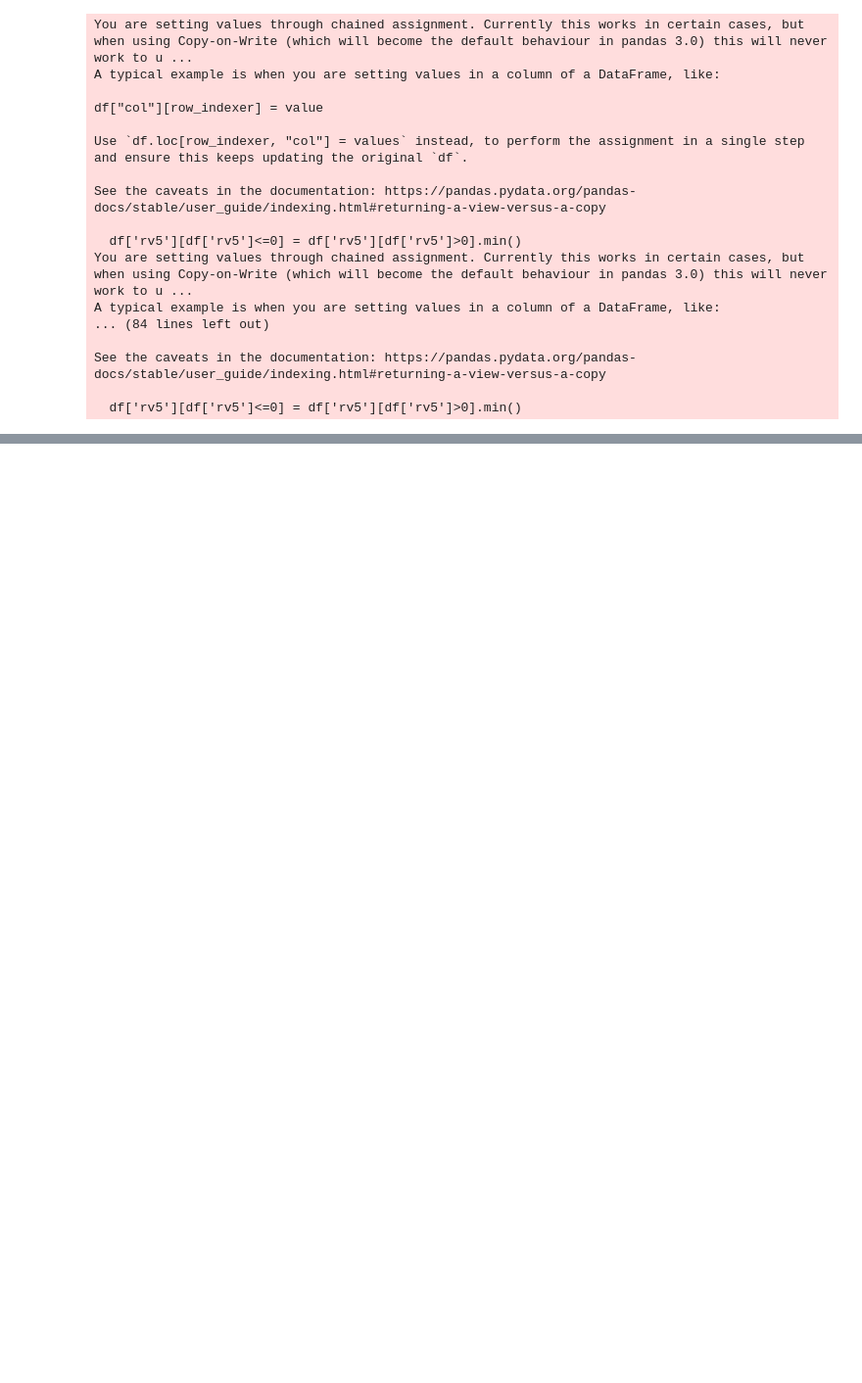
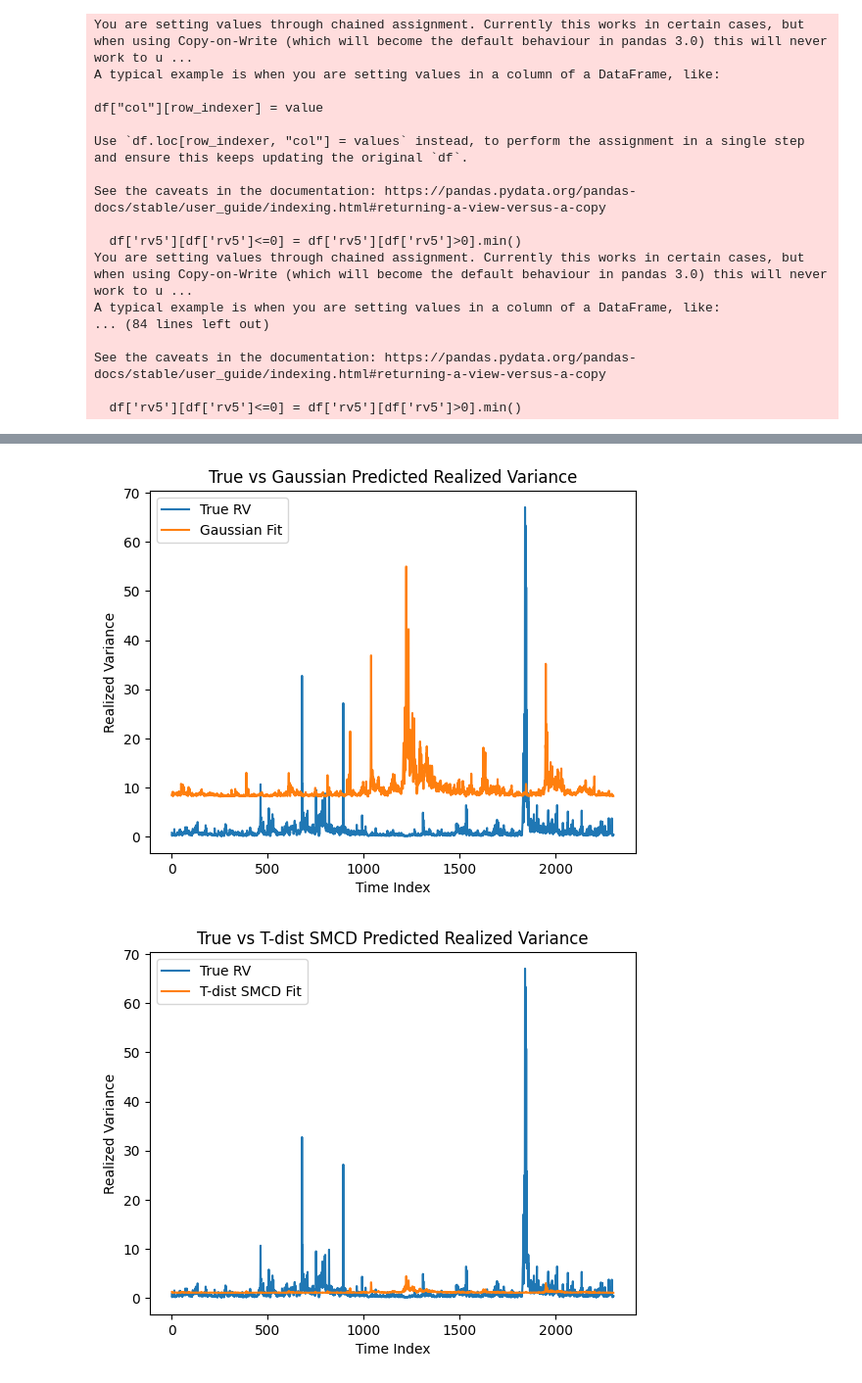
Before and after one commit to adparikh245/DeepRGARCH, a Jupyter notebook: DeepRGARCH/rerech/testing.ipynb, the cells around one changed output, grey strips where cells are left out. Shown: that part at 98% size. Drawn from its saved outputs; the diff is of its cells as text; code cells hidden in the pictures; blank space fills up the shorter version.

```diff
--- a/DeepRGARCH/rerech/testing.ipynb
+++ b/DeepRGARCH/rerech/testing.ipynb
@@ -246,0 +266,22 @@ KeyboardInterrupt:
+# %%
+# 2) Time‐series plots
+plt.figure()
+plt.plot(true_rv, label='True RV')
+plt.plot(vol_gauss, label='Gaussian Fit')
+plt.legend()
+plt.title('True vs Gaussian Predicted Realized Variance')
+plt.xlabel('Time Index')
+plt.ylabel('Realized Variance')
+plt.show()
+
+plt.figure()
+plt.plot(true_rv, label='True RV')
+plt.plot(vol_tdist, label='T-dist SMCD Fit')
+plt.legend()
+plt.title('True vs T-dist SMCD Predicted Realized Variance')
+plt.xlabel('Time Index')
+plt.ylabel('Realized Variance')
+plt.show()
+# %% [output]
+[figure, added]
+[figure, added]
```
Also changed, not shown: parts of 20 cells of this notebook, 14 other files.
